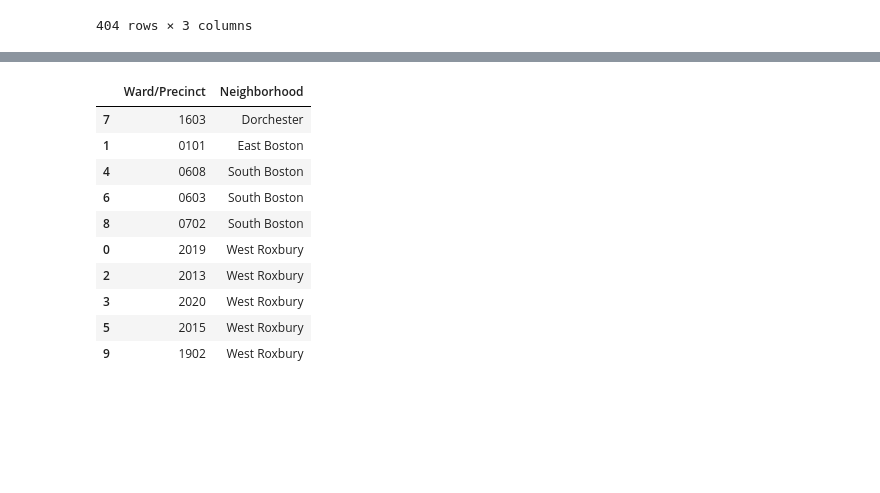
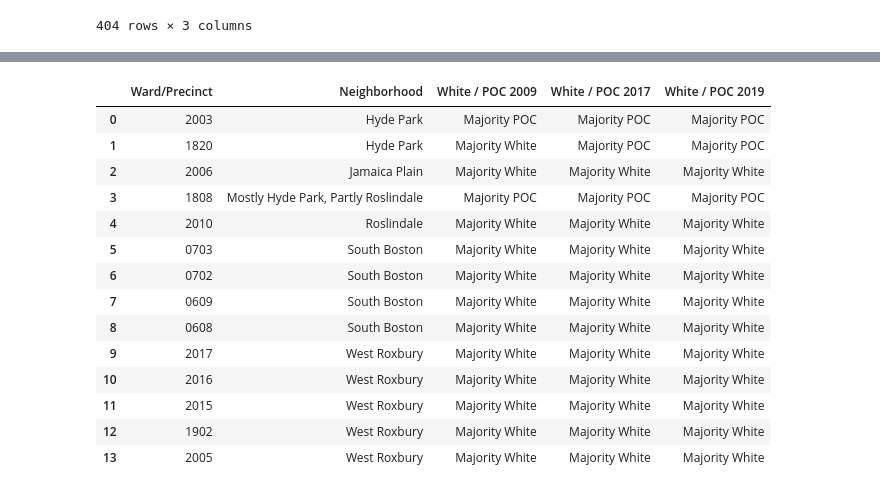
Before and after one commit to yagevlevi/BaystateBanner_Spark, a Jupyter notebook: Voting Patterns/Net_Change_Analysis.ipynb, the cells around one changed output, grey strips where cells are left out. Saved outputs shown, nothing was run; the diff lists cells and outputs as text; code cells hidden in the pictures; blank space fills up the shorter version.

```diff
--- a/Voting Patterns/Net_Change_Analysis.ipynb
+++ b/Voting Patterns/Net_Change_Analysis.ipynb
@@ -109,0 +146,3 @@ Text(0, 0.5, '% Net Change')
+# %%
+filt = neighbs['WARD_PRECI'] == '0301'
+neighbs[filt]
@@ -115,0 +174,6 @@ for i in range(len(temp)):
+# %%
+overlap2 = []
+for i in range(len(temp2)):
+    if temp2.loc[i, 'Ward/Precinct'] in temp3['Ward/Precinct'].tolist():
+        overlap2.append(temp2.loc[i, 'Ward/Precinct'])
+overlap2
@@ -116,6 +182,6 @@ for i in range(len(temp)):
 # %%
-check = pd.DataFrame(columns=['Ward/Precinct', 'Neighborhood'])
+check = pd.DataFrame(columns=['Ward/Precinct', 'Neighborhood', 'White / POC 2009', 'White / POC 2017', 'White / POC 2019'])
 
 for p in overlap:
     filt = neighbs['WARD_PRECI'] == p
-    #display(neighbs[filt])
+    display(neighbs[filt])
@@ -121,0 +224,6 @@ for p in overlap:
+# %%
+check1 = pd.DataFrame(columns=['Ward/Precinct', 'Neighborhood', 'White / POC 2009', 'White / POC 2017', 'White / POC 2019'])
+
+for p in overlap2:
+    filt = neighbs['WARD_PRECI'] == p
+    display(neighbs[filt])
@@ -122,23 +237,47 @@ for p in overlap:
 # %%
 check['Ward/Precinct'] = overlap
 for i in range(len(overlap)):
     filt = neighbs['WARD_PRECI'] == str(overlap[i])
     if len(str(overlap[i])) == 3:
         filt = neighbs['WARD_PRECI'] == '0' + str(overlap[i])
     temp = neighbs[filt].sort_values(by='%').reset_index(drop=False)
     check.loc[i, 'Neighborhood'] = temp.loc[0, 'NEIGHBORHOOD']
 
-check = check.sort_values(by='Neighborhood')
+check = check.sort_values(by='Neighborhood').reset_index(drop=False).drop('index',axis=1)
+
+for i in range(len(check)):
+    wp = check.loc[i, 'Ward/Precinct']
+    filt = cc09['Ward/Precinct'] == int(wp)
+    if cc09[filt].reset_index(drop=False).loc[0, 'WHITE'] > 1 - cc09[filt].reset_index(drop=False).loc[0, 'WHITE']:
+        check.loc[i, 'White / POC 2009'] = 'Majority White'
+    else:
+        check.loc[i, 'White / POC 2009'] = 'Majority POC'
+    filt = cc19['Ward/Precinct'] == int(wp)
+    if cc19[filt].reset_index(drop=False).loc[0, 'WHITE'] > 1 - cc19[filt].reset_index(drop=False).loc[0, 'WHITE']:
+        check.loc[i, 'White / POC 2019'] = 'Majority White'
+    else:
+        check.loc[i, 'White / POC 2019'] = 'Majority POC'
+    filt = m17['Ward_Precinct'] == int(wp)
+    if m17[filt].reset_index(drop=False).loc[0, 'WHITE'] > 1 - m17[filt].reset_index(drop=False).loc[0, 'WHITE']:
+        check.loc[i, 'White / POC 2017'] = 'Majority White'
+    else:
+        check.loc[i, 'White / POC 2017'] = 'Majority POC'
+
+check.loc[3, 'Neighborhood'] = 'Mostly Hyde Park, Partly Roslindale'
 check
 # %% [output]
-|  | Ward/Precinct | Neighborhood |
-| 7 | 1603 | Dorchester |
-| 1 | 0101 | East Boston |
-| 4 | 0608 | South Boston |
-| 6 | 0603 | South Boston |
-| 8 | 0702 | South Boston |
-| 0 | 2019 | West Roxbury |
-| 2 | 2013 | West Roxbury |
-| 3 | 2020 | West Roxbury |
-| 5 | 2015 | West Roxbury |
-| 9 | 1902 | West Roxbury |
+|  | Ward/Precinct | Neighborhood | White / POC 2009 | White / POC 2017 | White / POC 2019 |
+| 0 | 2003 | Hyde Park | Majority POC | Majority POC | Majority POC |
+| 1 | 1820 | Hyde Park | Majority White | Majority POC | Majority POC |
+| 2 | 2006 | Jamaica Plain | Majority White | Majority White | Majority White |
+| 3 | 1808 | Mostly Hyde Park, Partly Roslindale | Majority POC | Majority POC | Majority POC |
+| 4 | 2010 | Roslindale | Majority White | Majority White | Majority White |
+| 5 | 0703 | South Boston | Majority White | Majority White | Majority White |
+| 6 | 0702 | South Boston | Majority White | Majority White | Majority White |
+| 7 | 0609 | South Boston | Majority White | Majority White | Majority White |
+| 8 | 0608 | South Boston | Majority White | Majority White | Majority White |
+| 9 | 2017 | West Roxbury | Majority White | Majority White | Majority White |
+| 10 | 2016 | West Roxbury | Majority White | Majority White | Majority White |
+| 11 | 2015 | West Roxbury | Majority White | Majority White | Majority White |
+| 12 | 1902 | West Roxbury | Majority White | Majority White | Majority White |
+| 13 | 2005 | West Roxbury | Majority White | Majority White | Majority White |
```
Also changed, not shown: parts of 14 cells of this notebook, 30 other files.
